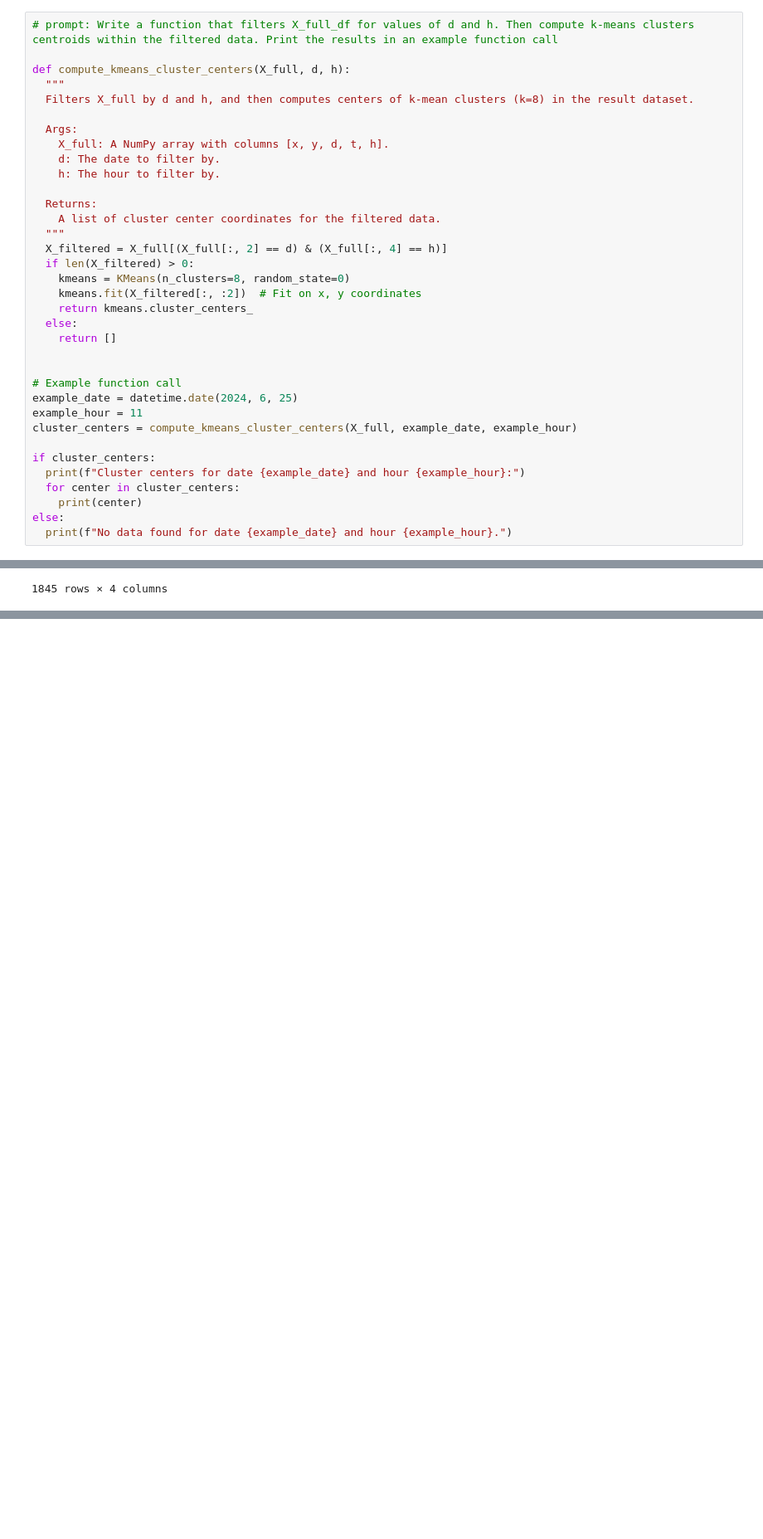
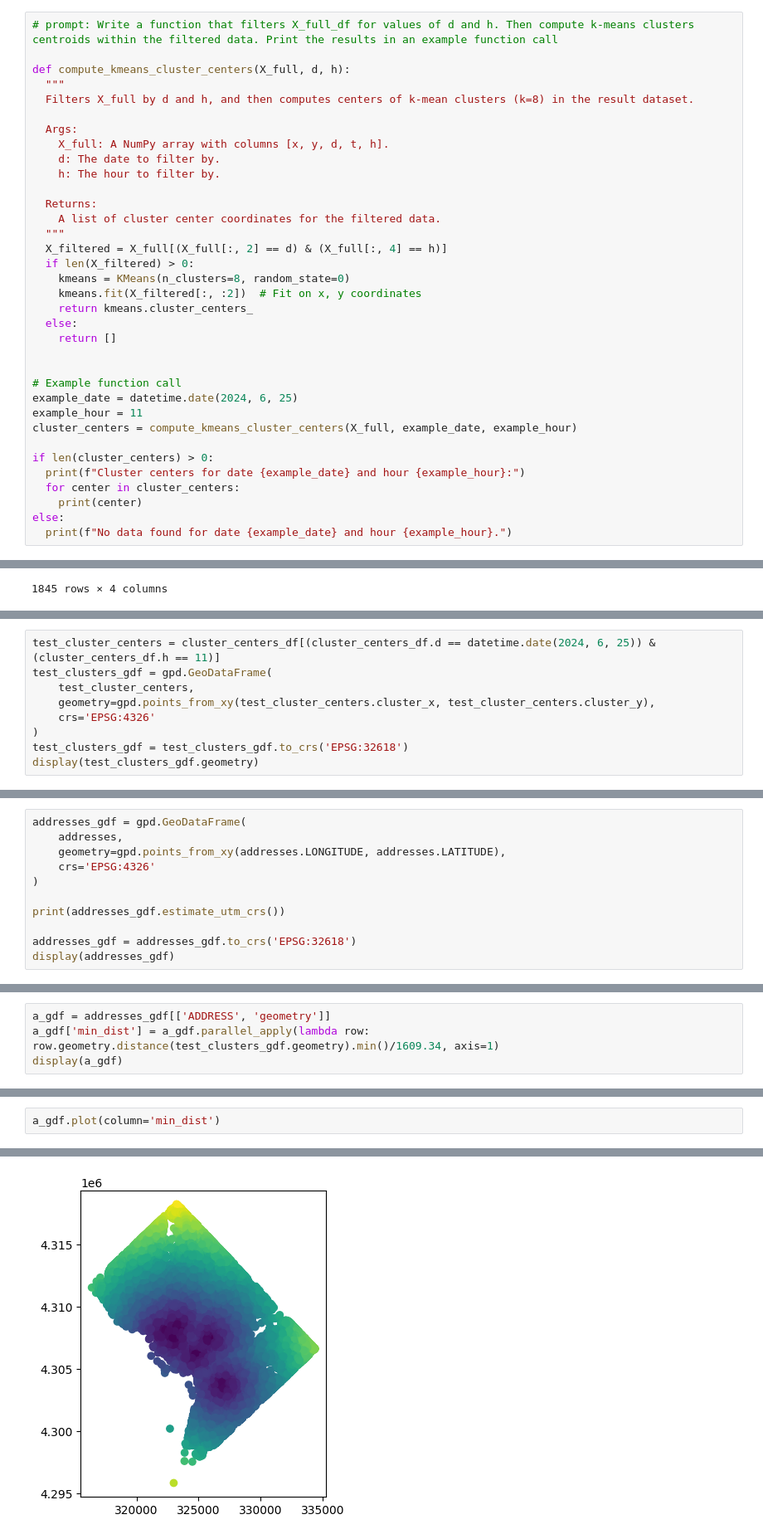
Before and after one commit to reedmarkham/meter-made, a Jupyter notebook: meter_made.ipynb, the cells around one changed output, grey strips where cells are left out. Shown at 83% size. Saved outputs shown, nothing was run; the diff lists cells and outputs as text; blank space fills up the shorter version.

Commit message:
Compute minimum distance from clusters of expired meter tickets and plot against all DC addresses

```diff
--- a/meter_made.ipynb
+++ b/meter_made.ipynb
@@ -285,7 +301,7 @@ example_date = datetime.date(2024, 6, 25)
 example_hour = 11
 cluster_centers = compute_kmeans_cluster_centers(X_full, example_date, example_hour)
 
-if cluster_centers:
+if len(cluster_centers) > 0:
   print(f"Cluster centers for date {example_date} and hour {example_hour}:")
   for center in cluster_centers:
     print(center)
@@ -448,0 +403,9 @@ KeyboardInterrupt:
+# %%
+test_cluster_centers = cluster_centers_df[(cluster_centers_df.d == datetime.date(2024, 6, 25)) & (cluster_centers_df.h == 11)]
+test_clusters_gdf = gpd.GeoDataFrame(
+    test_cluster_centers,
+    geometry=gpd.points_from_xy(test_cluster_centers.cluster_x, test_cluster_centers.cluster_y),
+    crs='EPSG:4326'
+)
+test_clusters_gdf = test_clusters_gdf.to_crs('EPSG:32618')
+display(test_clusters_gdf.geometry)
@@ -448,0 +423,11 @@ KeyboardInterrupt:
+# %%
+addresses_gdf = gpd.GeoDataFrame(
+    addresses,
+    geometry=gpd.points_from_xy(addresses.LONGITUDE, addresses.LATITUDE),
+    crs='EPSG:4326'
+)
+
+print(addresses_gdf.estimate_utm_crs())
+
+addresses_gdf = addresses_gdf.to_crs('EPSG:32618')
+display(addresses_gdf)
@@ -448,0 +449,4 @@ KeyboardInterrupt:
+# %%
+a_gdf = addresses_gdf[['ADDRESS', 'geometry']]
+a_gdf['min_dist'] = a_gdf.parallel_apply(lambda row: row.geometry.distance(test_clusters_gdf.geometry).min()/1609.34, axis=1)
+display(a_gdf)
@@ -448,0 +472,3 @@ KeyboardInterrupt:
+# %%
+a_gdf.plot(column='min_dist')
+# %% [output]
@@ -448,0 +476 @@ KeyboardInterrupt:
+[figure, added]
```
Also changed, not shown: parts of 7 cells of this notebook.
